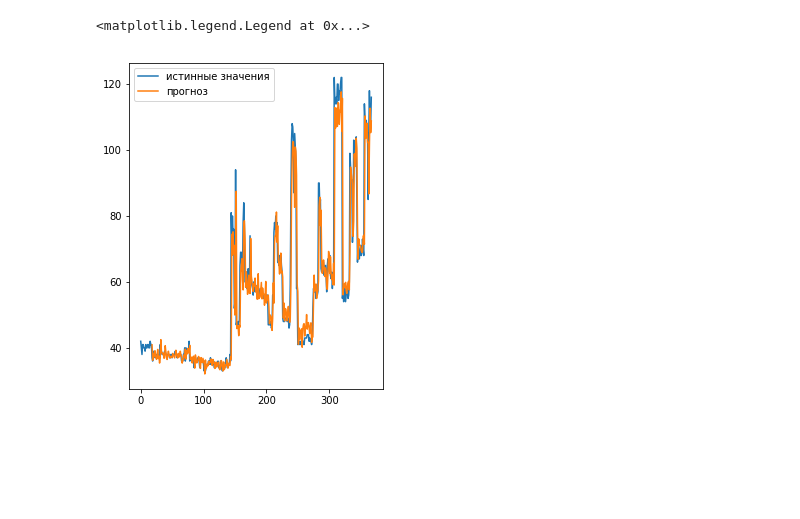
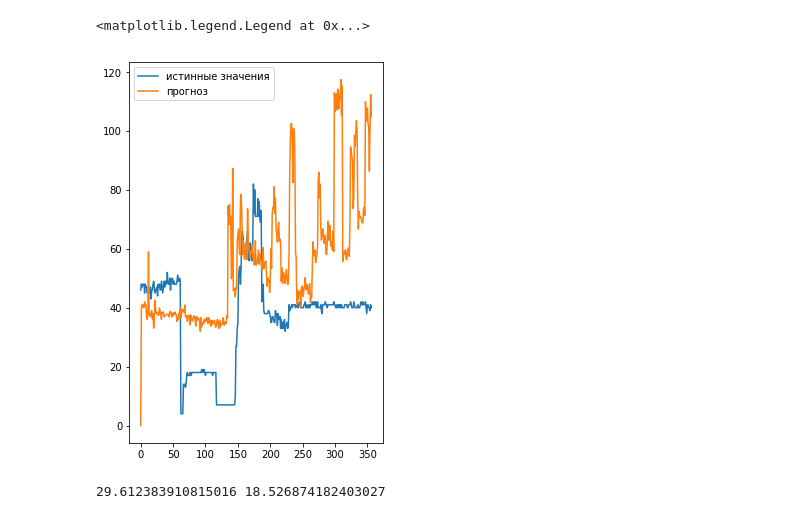
Before and after one commit to A101110/models, a Jupyter notebook: Pred_for_single_value.ipynb, the cells around one changed output. Saved outputs shown, nothing was run; the diff lists cells and outputs as text; code cells hidden in the pictures; blank space fills up the shorter version.

Commit message:
SARIMAX prediction for single value - with analysis

```diff
--- a/Pred_for_single_value.ipynb
+++ b/Pred_for_single_value.ipynb
@@ -10,7 +10,7 @@ from sklearn import svm
 import datetime
 import pylab
 from pylab import rcParams
-rcParams['figure.figsize'] = 10, 6
+rcParams['figure.figsize'] = 10, 7
 
 import statsmodels.api as sm
 
@@ -32,12 +30,12 @@ timer = []
 batch_train = []
 batch_test = []
 n = 18
-border = 366
+border = 376
 num = 734
 for i in range (1, border-n):
     timer.append(sheet.cell(row = i+n, column = 1).value)
     batch_train.append(float(sheet.cell(row = i+n, column = 7).value))
-for j in range (border-n, num-n):
+for j in range (border-n, num-n-1):
     timer.append(sheet.cell(row = j+n, column = 1).value)
     batch_test.append(float(sheet.cell(row = j+n, column = 7).value))
 plt.plot(batch_train)
@@ -54,17 +52,23 @@ df1.flow1 = batch_test
 model1 = SARIMAX(df1, order=(1, 1, 1), seasonal_order=(1, 1, 1, 12))
 result1 = model1.fit()
 
-prog_start = 18
+prog_start = 0
 
 pred1 = result1.get_prediction(start = prog_start, dynamic = False)
 forecast_values1 = pred1.predicted_mean
 # %%
 #forecast_mse1 = ((forecast_values1 - batch_test) ** 2).mean()
 
 figure = pylab.subplot(1,2,2)
-figure1 = pylab.plot(batch_test, label = "истинные значения")
+figure1 = pylab.plot(batch_train, label = "истинные значения")
 figure2 = pylab.plot(forecast_values1, label = "прогноз")
 pylab.legend()
 # %% [output]
 <matplotlib.legend.Legend at 0x...>
-[figure, old version]
+[figure, new version]
+# %%
+difference = np.mean(forecast_values1 - batch_train)
+forecast_mse1 = np.sqrt(((forecast_values1 - batch_train) ** 2).mean())
+print(forecast_mse1, difference)
+# %% [output]
+29.612383910815016 18.526874182403027
```
Also changed, not shown: parts of 2 cells of this notebook.
